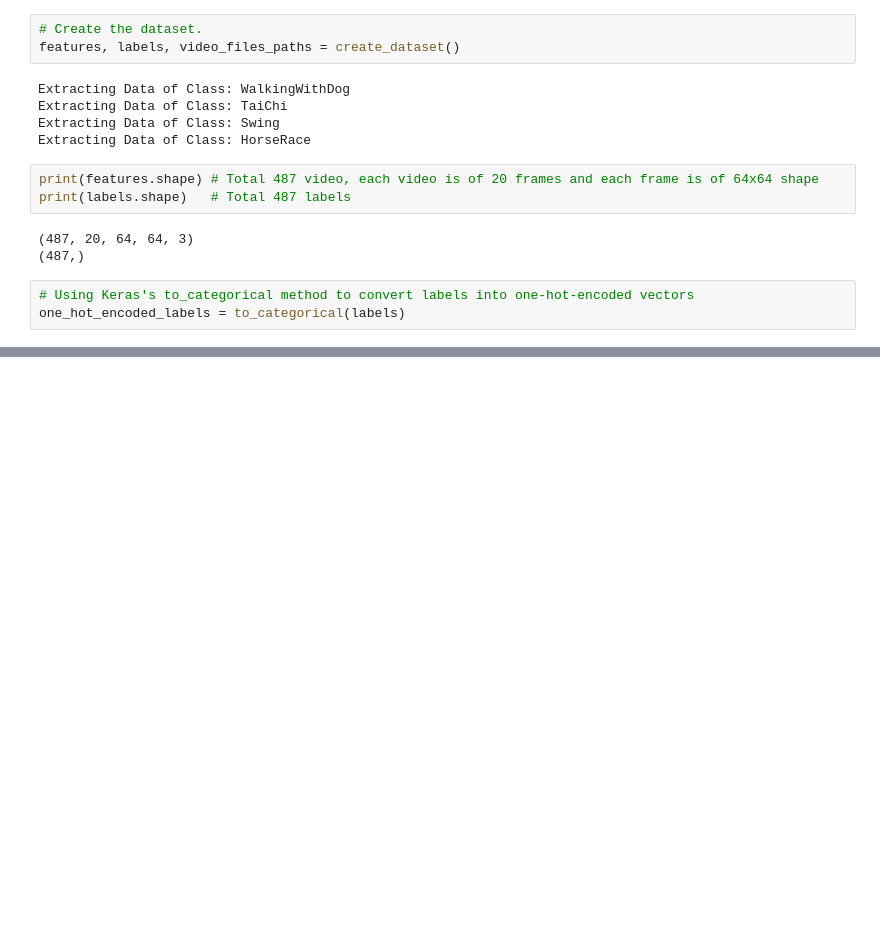
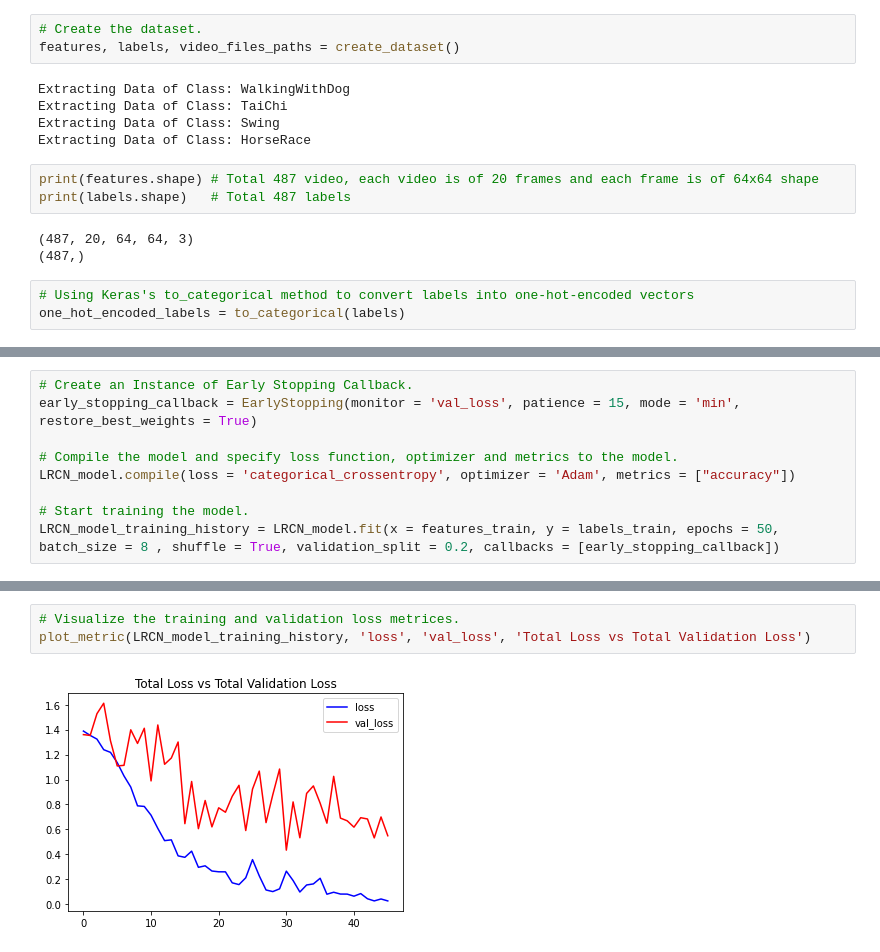
Before and after one commit to thm1d/Human-Activity-Recognition-using-TensorFlow-CNN-LSTM, a Jupyter notebook: code.ipynb, the cells around one changed output, grey strips where cells are left out. Cells and saved outputs as stored; diff of their text form; blank space fills up the shorter version.

```diff
--- a/code.ipynb
+++ b/code.ipynb
@@ -354,0 +442,9 @@ def plot_metric(model_training_history, metric_name_1, metric_name_2, plot_name)
+# %%
+# Create an Instance of Early Stopping Callback.
+early_stopping_callback = EarlyStopping(monitor = 'val_loss', patience = 15, mode = 'min', restore_best_weights = True)
+
+# Compile the model and specify loss function, optimizer and metrics to the model.
+LRCN_model.compile(loss = 'categorical_crossentropy', optimizer = 'Adam', metrics = ["accuracy"])
+
+# Start training the model.
+LRCN_model_training_history = LRCN_model.fit(x = features_train, y = labels_train, epochs = 50, batch_size = 8 , shuffle = True, validation_split = 0.2, callbacks = [early_stopping_callback])
@@ -354,0 +493,5 @@ def plot_metric(model_training_history, metric_name_1, metric_name_2, plot_name)
+# %%
+# Visualize the training and validation loss metrices.
+plot_metric(LRCN_model_training_history, 'loss', 'val_loss', 'Total Loss vs Total Validation Loss')
+# %% [output]
+[figure, added]
```
Also changed, not shown: parts of 28 cells of this notebook, 4 other files.
